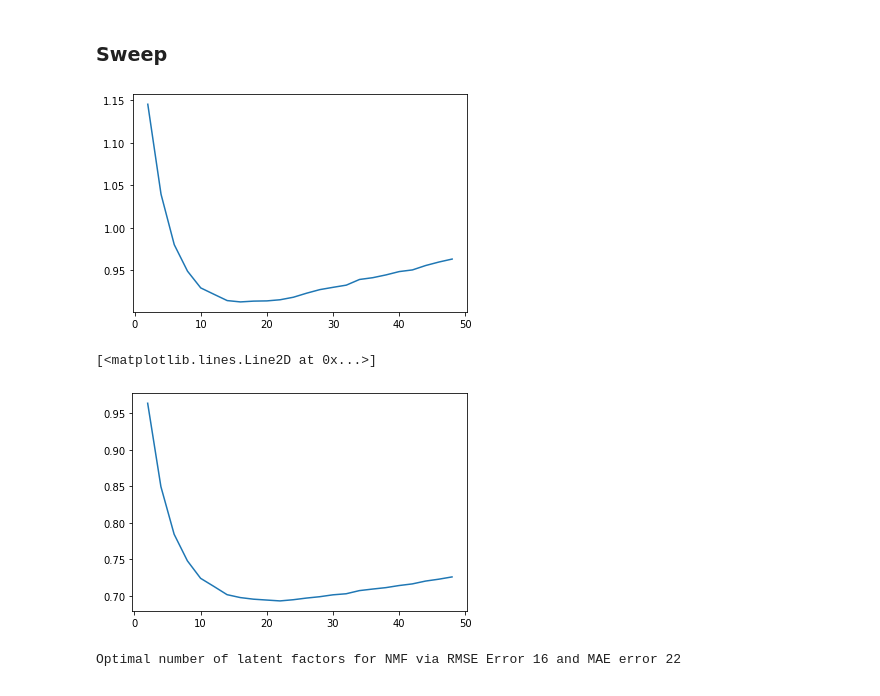
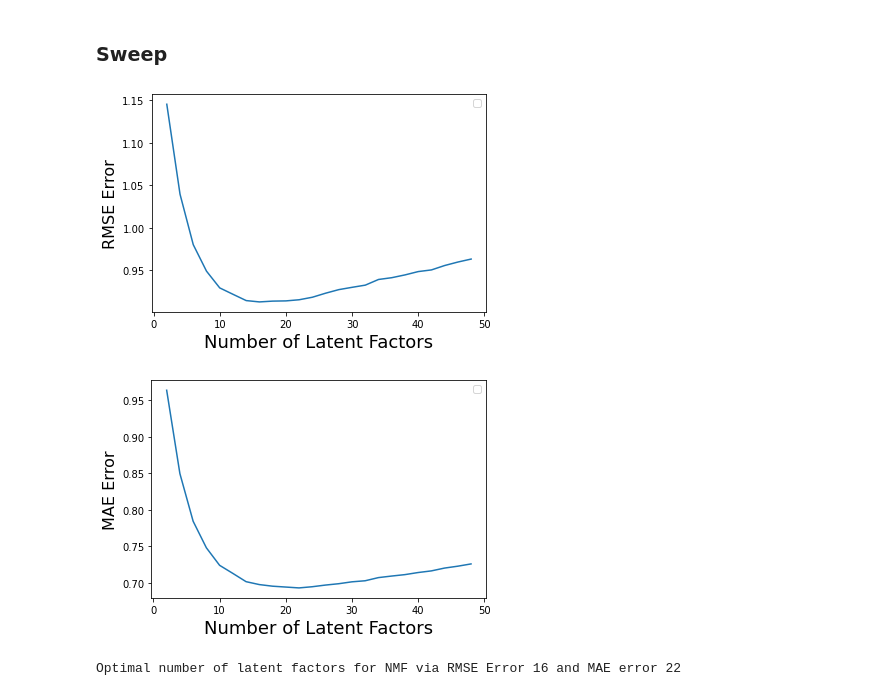
Before and after one commit to zhz03/ECE219_data_mining_project, a Jupyter notebook: Project_3/project3_anw.ipynb, the cells around one changed output. Cells and saved outputs as stored; diff of their text form; code cells hidden in the pictures.

```diff
--- a/Project_3/project3_anw.ipynb
+++ b/Project_3/project3_anw.ipynb
@@ -123,13 +123,17 @@ with open('result_nmf_all_rmse.pkl', 'rb') as f:
     result_nmf_all_rmse = pickle.load(f)
 # %%
 
-plt.plot(sweep_k, np.array(result_nmf_all_rmse))
-plt.show()
-plt.plot(sweep_k, np.array(result_nmf_all_mae))
+# plt.plot(sweep_k, np.array(result_nmf_all_rmse))
+# plt.show()
+# plt.plot(sweep_k, np.array(result_nmf_all_mae))
+plot_error_vs_latent_factors(sweep_k,result_nmf_all_rmse,"RMSE","Full Dataset")
 # %% [output]
-[figure, old version]
+[figure, new version]
-[<matplotlib.lines.Line2D at 0x...>]
-[figure, removed]
+# %%
+
+plot_error_vs_latent_factors(sweep_k,result_nmf_all_mae,"MAE","Full Dataset")
+# %% [output]
+[figure, added]
 # %%
 best_latent_factor_nmf_all_rmse = sweep_k[np.argmin(result_nmf_all_rmse)]
 best_latent_factor_nmf_all_mae = sweep_k[np.argmin(result_nmf_all_mae)]
```
Also changed, not shown: parts of 1 cell of this notebook, 13 other files.
